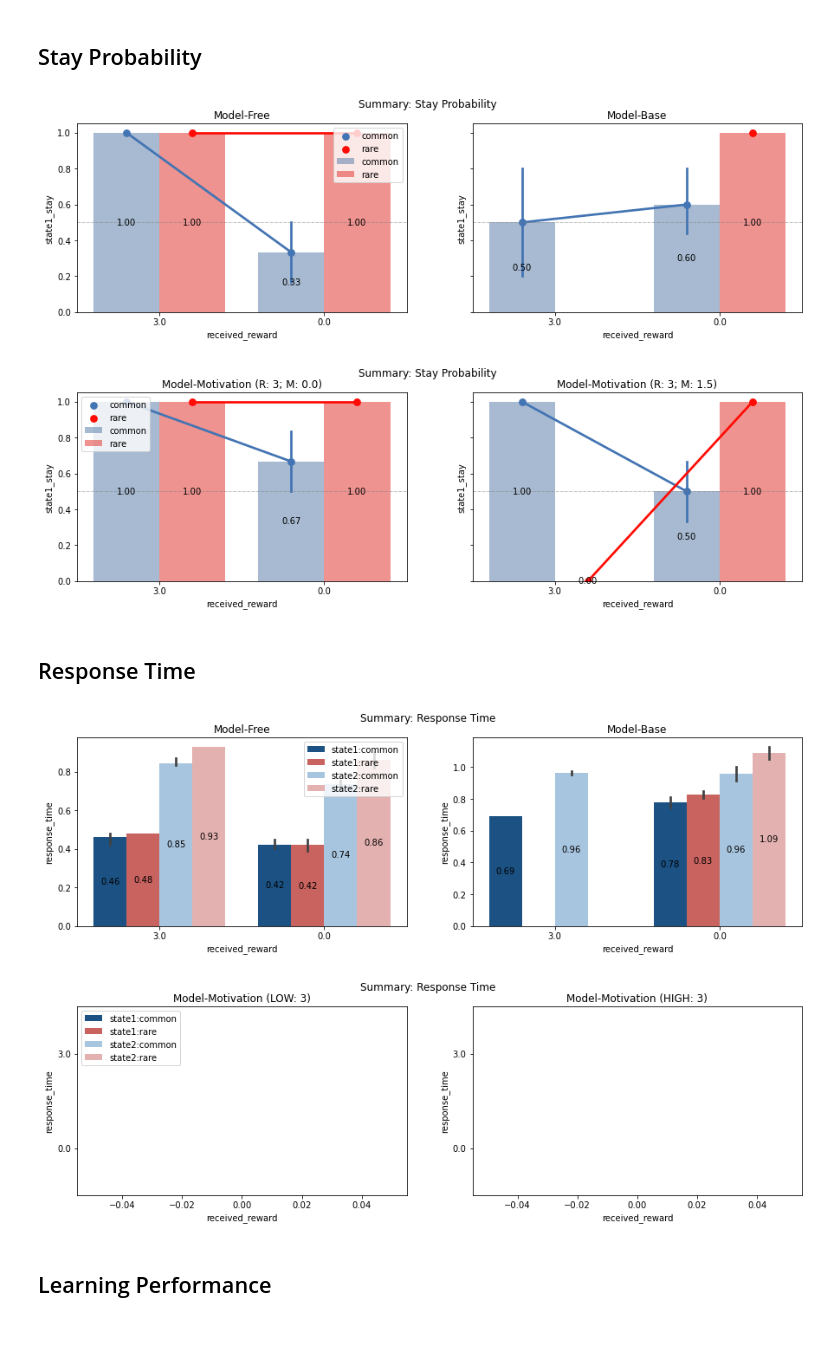
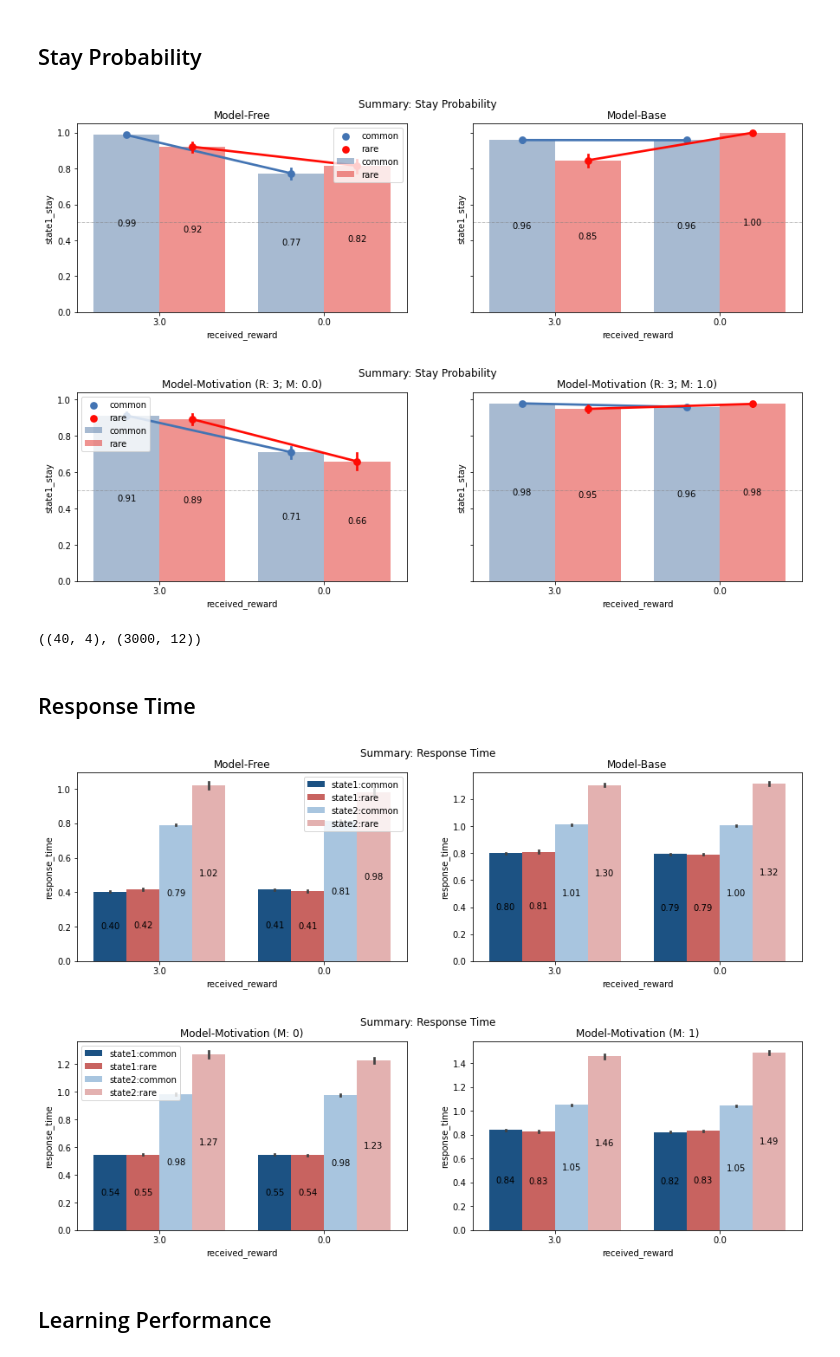
Before and after one commit to yangyuxue2333/ACTR-MarkovTask, a Jupyter notebook: analysis/analysis_models.ipynb, the cells around one changed output. Saved outputs shown, nothing was run; the diff lists cells and outputs as text; code cells hidden in the pictures.

```diff
--- a/analysis/analysis_models.ipynb
+++ b/analysis/analysis_models.ipynb
@@ -36,7 +36,8 @@ def load_simulation(dir_name, model_name='markov-model1', suffix1='sim-staydata'
         'optimal_response_sum_prop':'float',
         'received_reward_sum_prop':'float',
         'received_reward_sum_prop':'float',
-        'state1_response_time':'float'})
+        'state1_response_time':'float',
+        'state2_response_time':'float'})
     return df, dfs
 # %%
 model1 = "markov-model1"
@@ -44,11 +45,22 @@ model2 = "markov-model2"
 model3 = "markov-model3"
 
 # df1, df2, df3 = try_simulation_example()
-data_dir = '../data/random_walk_test0'
-df1, df1_state1stay = load_simulation(dir_name=data_dir, model_name=model1)
-df2, df2_state1stay = load_simulation(dir_name=data_dir, model_name=model2)
-df3, df3_state1stay = load_simulation(dir_name=data_dir, model_name=model3)
+data_dir = '../data/model/test1/'
+try:
+    df1, df1_state1stay = load_simulation(dir_name=data_dir, model_name=model1)
+    df2, df2_state1stay = load_simulation(dir_name=data_dir, model_name=model2)
+    df3, df3_state1stay = load_simulation(dir_name=data_dir, model_name=model3)
 
-# df1, df1_state1stay = load_simulation(dir_name=os.path.join(data_dir, model1), model_name=model1)
-# df2, df2_state1stay = load_simulation(dir_name=os.path.join(data_dir, model2), model_name=model2)
-# df3, df3_state1stay = load_simulation(dir_name=os.path.join(data_dir, model3), model_name=model3)
+    df31 = df3.loc[df3['m_parameter'] == 0]
+    df32 = df3.loc[df3['m_parameter'] != 0]
+    df31_state1stay = df3_state1stay.loc[df3_state1stay['m_parameter'] == 0]
+    df32_state1stay = df3_state1stay.loc[df3_state1stay['m_parameter'] != 0]
+
+    print("=========== DF SHAPE ===========")
+    print(df1.shape, df2.shape, df3.shape, df1_state1stay.shape, df2_state1stay.shape, df3_state1stay.shape)
+
+except:
+    print('error importing')
+    df2, df2_state1stay, df3, df3_state1stay = df1, df1_state1stay, df1, df1_state1stay
+    df31, df32 = df3, df3
+    df31_state1stay, df32_state1stay = df3_state1stay, df3_state1stay
@@ -121,7 +125,7 @@ axes[1].set_title('Model-Base')
 
 plt.show()
 # %% [output]
-[figure, old version]
+[figure, new version]
 # %%
 fig, axes = plt.subplots(1, 2, figsize=(15,4), sharex=True, sharey=True)
 fig.suptitle('Summary: Stay Probability')
@@ -161,7 +165,12 @@ axes[1].set_title('Model-Motivation (R: %.d; M: %.1f)' % (df32['received_reward'
 
 plt.show()
 # %% [output]
-[figure, old version]
+[figure, new version]
+# %%
+df1_state1stay_aggregate = df1_state1stay.groupby(['epoch', 'state_frequency', 'received_reward'])['state1_stay'].mean().reset_index()
+df1_state1stay_aggregate.shape, df1_state1stay.shape
+# %% [output]
+((40, 4), (3000, 12))
 # %% [markdown]
 ## Response Time
 # %%
@@ -175,6 +184,9 @@ df1_long['state'] = df1_long.apply(lambda x: x['state_name'].split('_')[0]+':'+x
 df2_long['state'] = df2_long.apply(lambda x: x['state_name'].split('_')[0]+':'+x['state_frequency'], axis=1)
 df31_long['state'] = df31_long.apply(lambda x: x['state_name'].split('_')[0]+':'+x['state_frequency'], axis=1)
 df32_long['state'] = df32_long.apply(lambda x: x['state_name'].split('_')[0]+':'+x['state_frequency'], axis=1)
+
+df31_long = df31_long.astype({'response_time':'float'})
+df32_long = df32_long.astype({'response_time':'float'})
 # %%
 my_palette2 = sns.color_palette(["#0b5394", "#D9534F", "#9fc5e8", "#ECA9A7"])
 hue_order = ['state1:common', 'state1:rare', 'state2:common', 'state2:rare']
@@ -201,31 +213,31 @@ axes[1].set_title('Model-Base')
 
 plt.show()
 # %% [output]
-[figure, old version]
+[figure, new version]
 # %%
 fig, axes = plt.subplots(1,2, figsize=(15,4), sharex=True)
 fig.suptitle('Summary: Response Time')
 sns.barplot(data=df31_long, x='received_reward', y='response_time',
             hue='state', palette=my_palette2,
             order = sorted(df31_long['received_reward'].unique(), reverse=True),
             hue_order=hue_order, ax=axes[0])
 
 sns.barplot(data=df32_long, x='received_reward', y='response_time',
             hue='state', palette=my_palette2,
             order = sorted(df32_long['received_reward'].unique(), reverse=True),
             hue_order=hue_order, ax=axes[1])
 for ax in axes:
     for container in ax.containers:
         ax.bar_label(container, fmt='%.2f', label_type='center')
 
 axes[0].legend(loc=2)
 axes[1].legend_.remove()
-axes[0].set_title('Model-Motivation (LOW: %.d)' % (df31['received_reward'].max()))
-axes[1].set_title('Model-Motivation (HIGH: %.d)' % (df32['received_reward'].max()))
+axes[0].set_title('Model-Motivation (M: %.d)' % (df31['m_parameter'].max()))
+axes[1].set_title('Model-Motivation (M: %.d)' % (df32['m_parameter'].max()))
 
 plt.show()
 # %% [output]
-[figure, old version]
+[figure, new version]
 # %% [markdown]
 ## Learning Performance
 # %%
```
Also changed, not shown: parts of 5 cells of this notebook, 7 other files.
